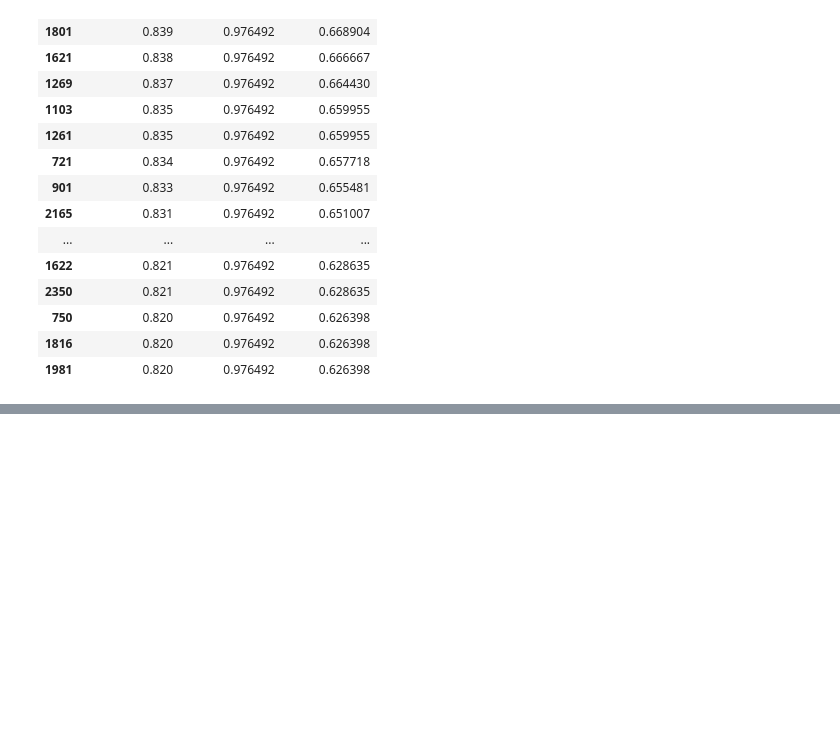
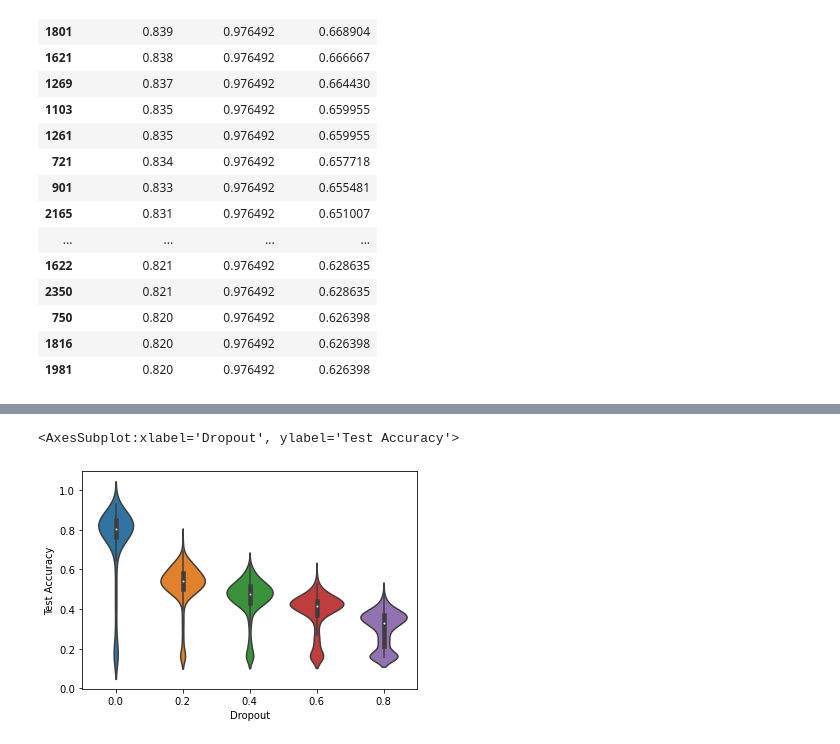
Before and after one commit to lewinsohndp/scSHARP, a Jupyter notebook: model.ipynb, the cells around one changed output, grey strips where cells are left out. Saved outputs shown, nothing was run; the diff lists cells and outputs as text; code cells hidden in the pictures; blank space fills up the shorter version.

```diff
--- a/model.ipynb
+++ b/model.ipynb
@@ -266,3 +266,11 @@ grid_results.sort_values("Test Accuracy", ascending=False).head(50)
 | 750 | 0.820 | 0.976492 | 0.626398 |
 | 1816 | 0.820 | 0.976492 | 0.626398 |
 | 1981 | 0.820 | 0.976492 | 0.626398 |
+# %%
+grid_results = pd.read_csv("grid_search_0.7_output/combined.csv", header=None, index_col=0)
+grid_results.columns = ["Total Accuracy", "Train Accuracy", "Test Accuracy", "Config", "Dropout", "Batch", "Neighbors"]
+# %%
+# add layer and embedding columns
+#grid_results['Config'].apply(str.split("_"))
+grid_results['GCN Layers'] = grid_results['Config'].apply(lambda x: x.split('_')[0])
+grid_results['Final Embedding'] = grid_results['Config'].apply(lambda x: x.split('_')[1].split(".")[0])
@@ -268,0 +298,7 @@ grid_results.sort_values("Test Accuracy", ascending=False).head(50)
+# %%
+import matplotlib.pyplot as plt
+import seaborn as sns
+sns.violinplot(x=grid_results["Dropout"], y=grid_results["Test Accuracy"])
+# %% [output]
+<AxesSubplot:xlabel='Dropout', ylabel='Test Accuracy'>
+[figure, added]
```
Also changed, not shown: parts of 9 cells of this notebook, 2 other files.
